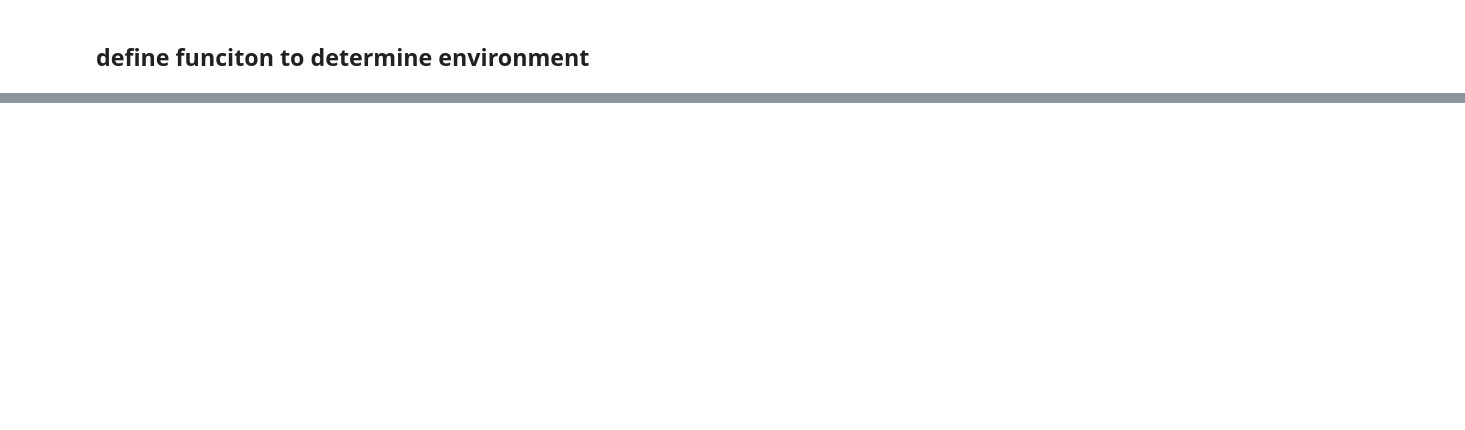
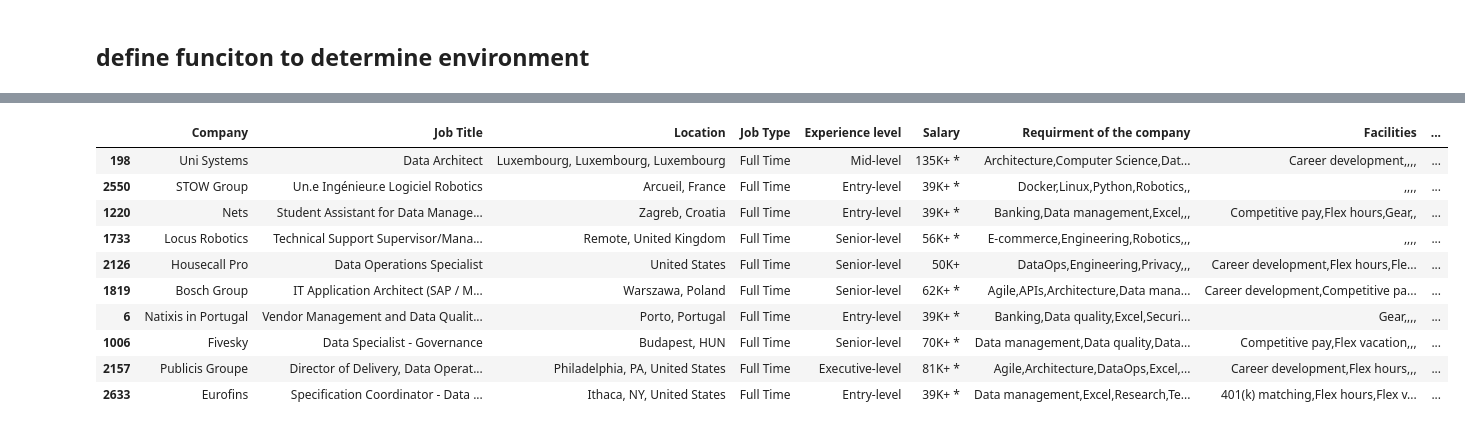
Before and after one commit to andy3278/Anaconda-Data-App-Contest, a Jupyter notebook: app.ipynb, the cells around one changed output, grey strips where cells are left out. Saved outputs shown, nothing was run; the diff lists cells and outputs as text; code cells hidden in the pictures; blank space fills up the shorter version.

```diff
--- a/app.ipynb
+++ b/app.ipynb
@@ -33,0 +116,2 @@ pn.Row(
+# %%
+df1.rename(columns={'Requirment of the company ':'Requirment of the company'},inplace=True)
@@ -33,0 +152,39 @@ pn.Row(
+# %%
+# clean title of job, if title contains part of the title of another job, replace it with the full title
+# for example, senior data scientist will be replaced with data scientist
+# because we have another column call experience level
+
+# Define the keywords for each major area
+data_analyst_keywords = ['analyst', 'reporting', 'dashboard', 'visualize', 'data analysis','analytics','bi', 'business intelligence']
+data_scientist_keywords = ['machine learning', 'modeling', 'deep learning', 'data science', 'data scientist','ml','dl','ai','nlp','cv','computer vision','natural language processing']
+data_engineer_keywords = ['data engineer', 'big data', 'data pipeline']
+cloud_keywords = ['aws', 'azure', 'gcp', 'google cloud', 'cloud','big data','platform']
+
+def categorize_job_title(df: pd.DataFrame):
+    job_title = df['Job Title']
+    job_title_lower = job_title.lower()
+    requierment = df['Requirment of the company']
+    requierment_lower = requierment.lower()
+    if any(keyword in job_title_lower for keyword in data_analyst_keywords):
+        return 'Data Analyst'
+    elif any(keyword in job_title_lower for keyword in data_scientist_keywords):
+        return 'Data Scientist'
+    elif any(keyword in job_title_lower for keyword in data_engineer_keywords):
+        return 'Data Engineer'
+    elif any(keyword in job_title_lower for keyword in cloud_keywords):
+        return 'Cloud Related'
+    else:
+        if any(keyword in requierment_lower for keyword in data_analyst_keywords):
+            return 'Data Analyst'
+        elif any(keyword in requierment_lower for keyword in data_scientist_keywords):
+            return 'Data Scientist'
+        elif any(keyword in requierment_lower for keyword in data_engineer_keywords):
+            return 'Data Engineer'
+        elif any(keyword in requierment_lower for keyword in cloud_keywords):
+            return 'Cloud Related'
+        else:
+            return 'Others'
+
+# Apply the categorize_job_title function to the df1
+df1['Clean Job Title'] = df1.apply(categorize_job_title, axis=1)
+df1.head()
@@ -33,0 +203,16 @@ pn.Row(
+# %%
+# show sample of the data that Clean Job Title is Other
+# to make sure the categorize_job_title function works correctly
+df1[df1['Clean Job Title'] =='Others'].sample(10)
+# %% [output]
+|  | Company | Job Title | Location | Job Type | Experience level | Salary | Requirment of the company | Facilities | ... |
+| 198 | Uni Systems | Data Architect | Luxembourg, Luxembourg, Luxembourg | Full Time | Mid-level | 135K+ * | Architecture,Computer Science,Dat... | Career development,,,, | ... |
+| 2550 | STOW Group | Un.e Ingénieur.e Logiciel Robotics | Arcueil, France | Full Time | Entry-level | 39K+ * | Docker,Linux,Python,Robotics,, | ,,,, | ... |
+| 1220 | Nets | Student Assistant for Data Manage... | Zagreb, Croatia | Full Time | Entry-level | 39K+ * | Banking,Data management,Excel,,, | Competitive pay,Flex hours,Gear,, | ... |
+| 1733 | Locus Robotics | Technical Support Supervisor/Mana... | Remote, United Kingdom | Full Time | Senior-level | 56K+ * | E-commerce,Engineering,Robotics,,, | ,,,, | ... |
+| 2126 | Housecall Pro | Data Operations Specialist | United States | Full Time | Senior-level | 50K+ | DataOps,Engineering,Privacy,,, | Career development,Flex hours,Fle... | ... |
+| 1819 | Bosch Group | IT Application Architect (SAP / M... | Warszawa, Poland | Full Time | Senior-level | 62K+ * | Agile,APIs,Architecture,Data mana... | Career development,Competitive pa... | ... |
+| 6 | Natixis in Portugal | Vendor Management and Data Qualit... | Porto, Portugal | Full Time | Entry-level | 39K+ * | Banking,Data quality,Excel,Securi... | Gear,,,, | ... |
+| 1006 | Fivesky | Data Specialist - Governance | Budapest, HUN | Full Time | Senior-level | 70K+ * | Data management,Data quality,Data... | Competitive pay,Flex vacation,,, | ... |
+| 2157 | Publicis Groupe | Director of Delivery, Data Operat... | Philadelphia, PA, United States | Full Time | Executive-level | 81K+ * | Agile,Architecture,DataOps,Excel,... | Career development,Flex hours,,, | ... |
+| 2633 | Eurofins | Specification Coordinator - Data ... | Ithaca, NY, United States | Full Time | Entry-level | 39K+ * | Data management,Excel,Research,Te... | 401(k) matching,Flex hours,Flex v... | ... |
```
Also changed, not shown: parts of 18 cells of this notebook.
